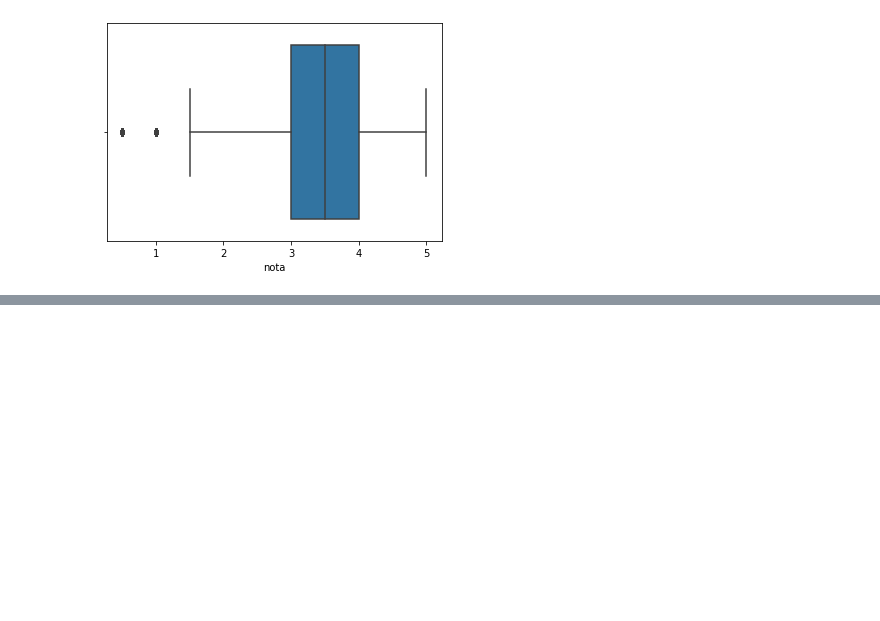
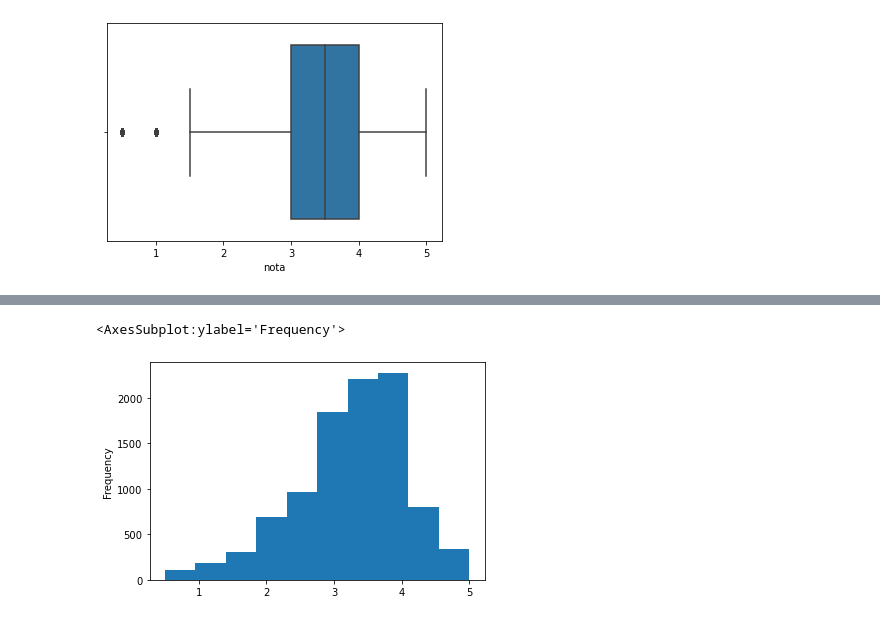
Before and after one commit to MateusAlberto/AulasPython, a Jupyter notebook: Python_Data_Science/Introdução Data Science/Introdução a Data Science.ipynb, the cells around one changed output, grey strips where cells are left out. Cells and saved outputs as stored; diff of their text form; code cells hidden in the pictures; blank space fills up the shorter version.

```diff
--- a/Python_Data_Science/Introdução Data Science/Introdução a Data Science.ipynb
+++ b/Python_Data_Science/Introdução Data Science/Introdução a Data Science.ipynb
@@ -76,0 +103,2 @@ sns.boxplot(notas['nota'])
+# %%
+medias_por_filme = notas.groupby('filmeId').mean().nota
@@ -76,0 +115,5 @@ sns.boxplot(notas['nota'])
+# %%
+medias_por_filme.plot(kind='hist')
+# %% [output]
+<AxesSubplot:ylabel='Frequency'>
+[figure, added]
```
Also changed, not shown: parts of 13 cells of this notebook.
